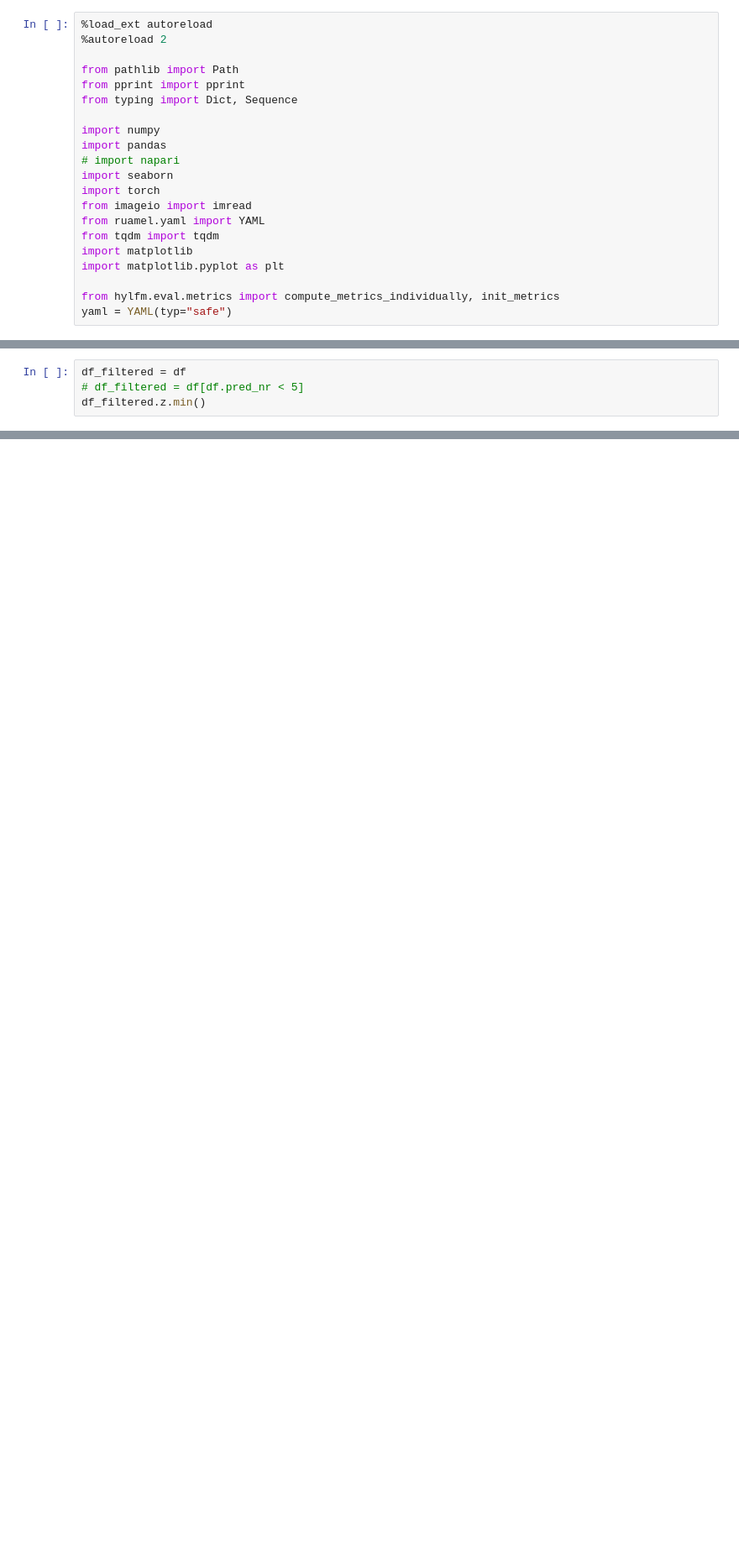
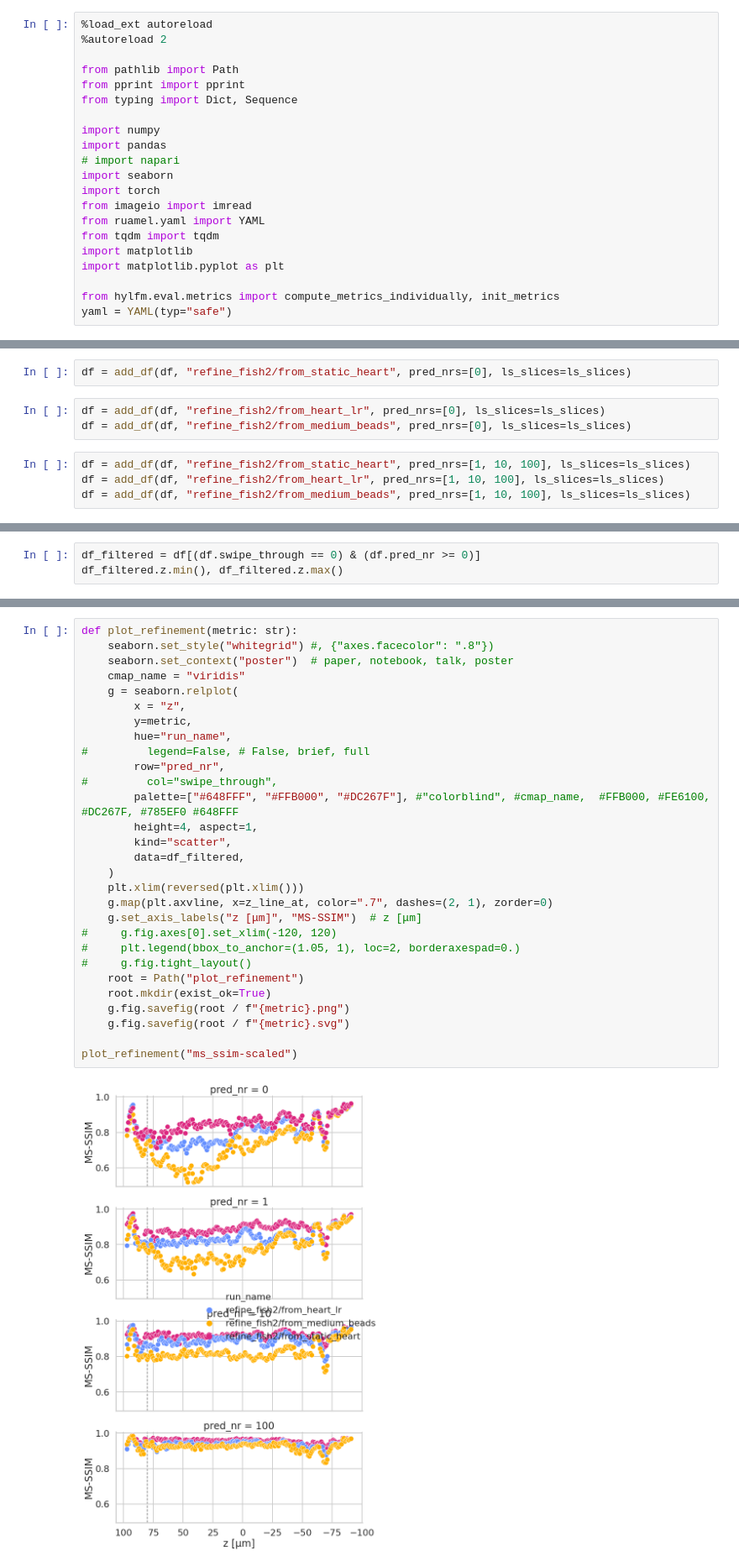
Before and after one commit to kreshuklab/hylfm-net, a Jupyter notebook: notebooks/eval_refine.ipynb, the cells around one changed output, grey strips where cells are left out. Shown at 84% size. Saved outputs shown, nothing was run; the diff lists cells and outputs as text; blank space fills up the shorter version.

Commit message:
update refinement

```diff
--- a/notebooks/eval_refine.ipynb
+++ b/notebooks/eval_refine.ipynb
@@ -214,0 +223,9 @@ df.loc[mask, "network"] = df[mask].apply(lambda row: f"refinement step: {row.pre
+# %%
+df = add_df(df, "refine_fish2/from_static_heart", pred_nrs=[0], ls_slices=ls_slices)
+# %%
+df = add_df(df, "refine_fish2/from_heart_lr", pred_nrs=[0], ls_slices=ls_slices)
+df = add_df(df, "refine_fish2/from_medium_beads", pred_nrs=[0], ls_slices=ls_slices)
+# %%
+df = add_df(df, "refine_fish2/from_static_heart", pred_nrs=[1, 10, 100], ls_slices=ls_slices)
+df = add_df(df, "refine_fish2/from_heart_lr", pred_nrs=[1, 10, 100], ls_slices=ls_slices)
+df = add_df(df, "refine_fish2/from_medium_beads", pred_nrs=[1, 10, 100], ls_slices=ls_slices)
@@ -215,4 +264,3 @@ df.loc[mask, "network"] = df[mask].apply(lambda row: f"refinement step: {row.pre
 # %%
-df_filtered = df
-# df_filtered = df[df.pred_nr < 5]
-df_filtered.z.min()
+df_filtered = df[(df.swipe_through == 0) & (df.pred_nr >= 0)]
+df_filtered.z.min(), df_filtered.z.max()
@@ -218,0 +269,31 @@ df_filtered.z.min()
+# %%
+def plot_refinement(metric: str):
+    seaborn.set_style("whitegrid") #, {"axes.facecolor": ".8"})
+    seaborn.set_context("poster")  # paper, notebook, talk, poster
+    cmap_name = "viridis"
+    g = seaborn.relplot(
+        x = "z",
+        y=metric,
+        hue="run_name",
+#         legend=False, # False, brief, full
+        row="pred_nr",
+#         col="swipe_through",
+        palette=["#648FFF", "#FFB000", "#DC267F"], #"colorblind", #cmap_name,  #FFB000, #FE6100, #DC267F, #785EF0 #648FFF
+        height=4, aspect=1,
+        kind="scatter",
+        data=df_filtered,
+    )
+    plt.xlim(reversed(plt.xlim()))
+    g.map(plt.axvline, x=z_line_at, color=".7", dashes=(2, 1), zorder=0)
+    g.set_axis_labels("z [μm]", "MS-SSIM")  # z [μm]
+#     g.fig.axes[0].set_xlim(-120, 120)
+#     plt.legend(bbox_to_anchor=(1.05, 1), loc=2, borderaxespad=0.)
+#     g.fig.tight_layout()
+    root = Path("plot_refinement")
+    root.mkdir(exist_ok=True)
+    g.fig.savefig(root / f"{metric}.png")
+    g.fig.savefig(root / f"{metric}.svg")
+
+plot_refinement("ms_ssim-scaled")
+# %% [output]
+[figure, added]
```
Also changed, not shown: parts of 16 cells of this notebook, 13 other files.
